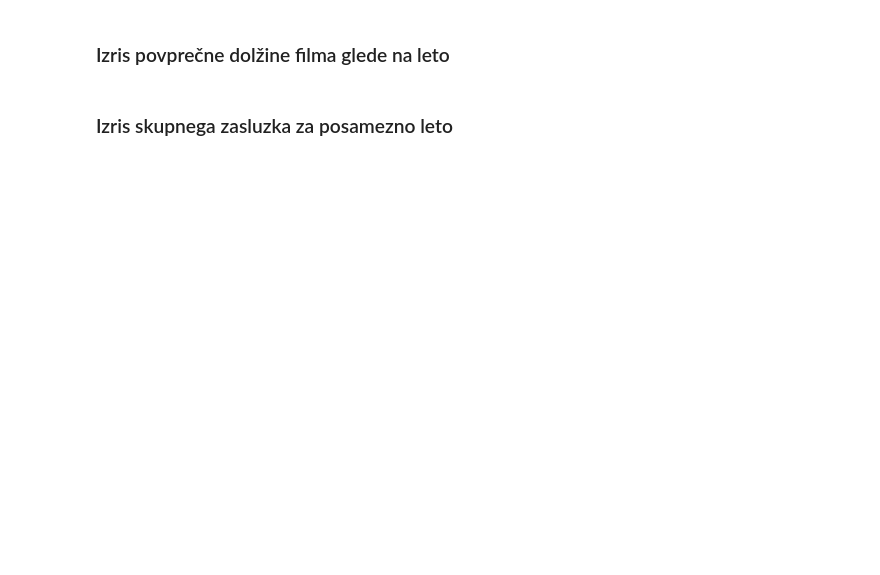
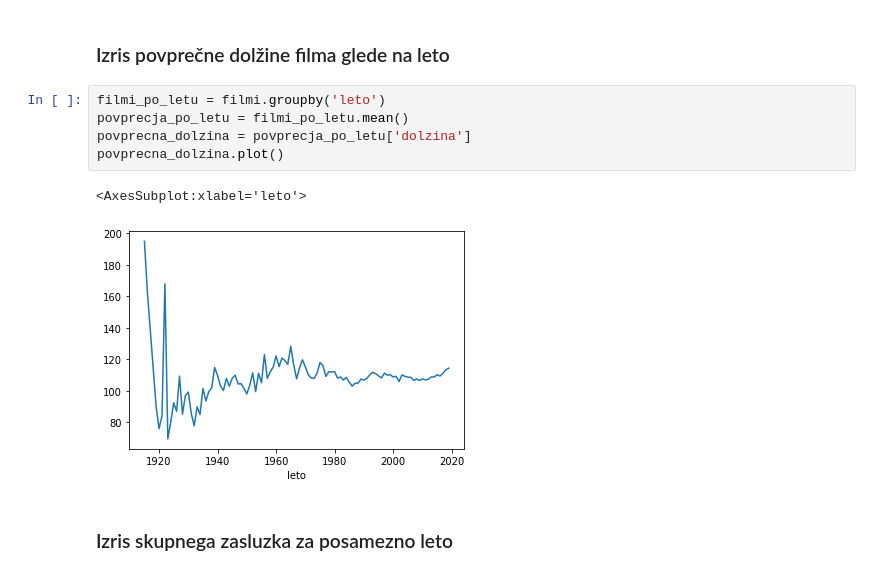
Before and after one commit to MancaStrah/programiranje-1, a Jupyter notebook: 03-analiza-podatkov/vaje/pandas_101.ipynb, the cells around one changed output. Cells and saved outputs as stored; diff of their text form; blank space fills up the shorter version.

```diff
--- a/03-analiza-podatkov/vaje/pandas_101.ipynb
+++ b/03-analiza-podatkov/vaje/pandas_101.ipynb
@@ -67,4 +264,12 @@ Tabele imajo metodo `.hist()`, ki omogoča izgradnjo histogramov za stolpce. Upo
 # %% [markdown]
 ### Izris povprečne dolžine filma glede na leto
+# %%
+filmi_po_letu = filmi.groupby('leto')
+povprecja_po_letu = filmi_po_letu.mean()
+povprecna_dolzina = povprecja_po_letu['dolzina']
+povprecna_dolzina.plot()
+# %% [output]
+<AxesSubplot:xlabel='leto'>
+[figure, added]
 # %% [markdown]
 ### Izris skupnega zasluzka za posamezno leto
```
Also changed, not shown: parts of 16 cells of this notebook, 4 other files.
